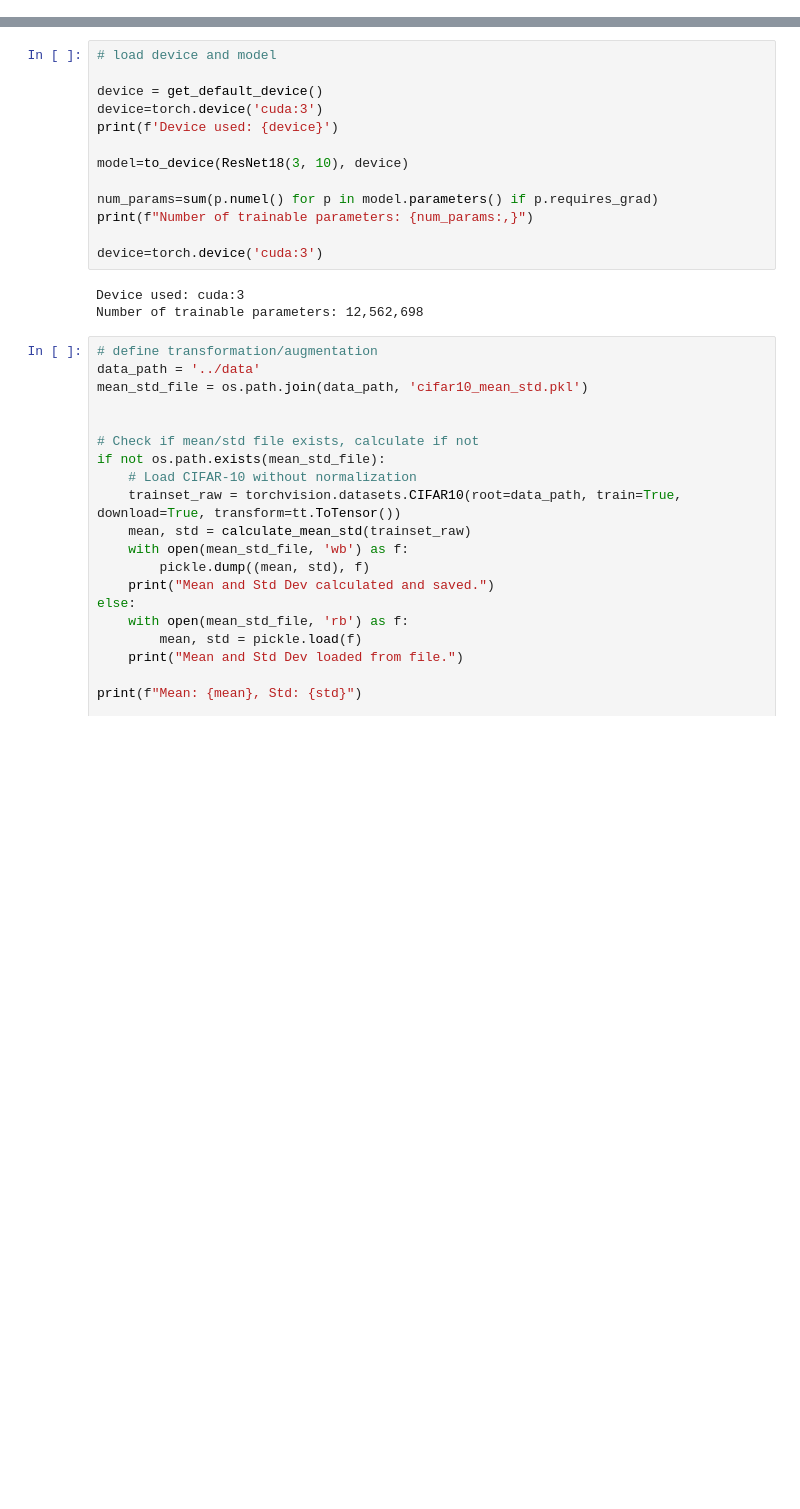
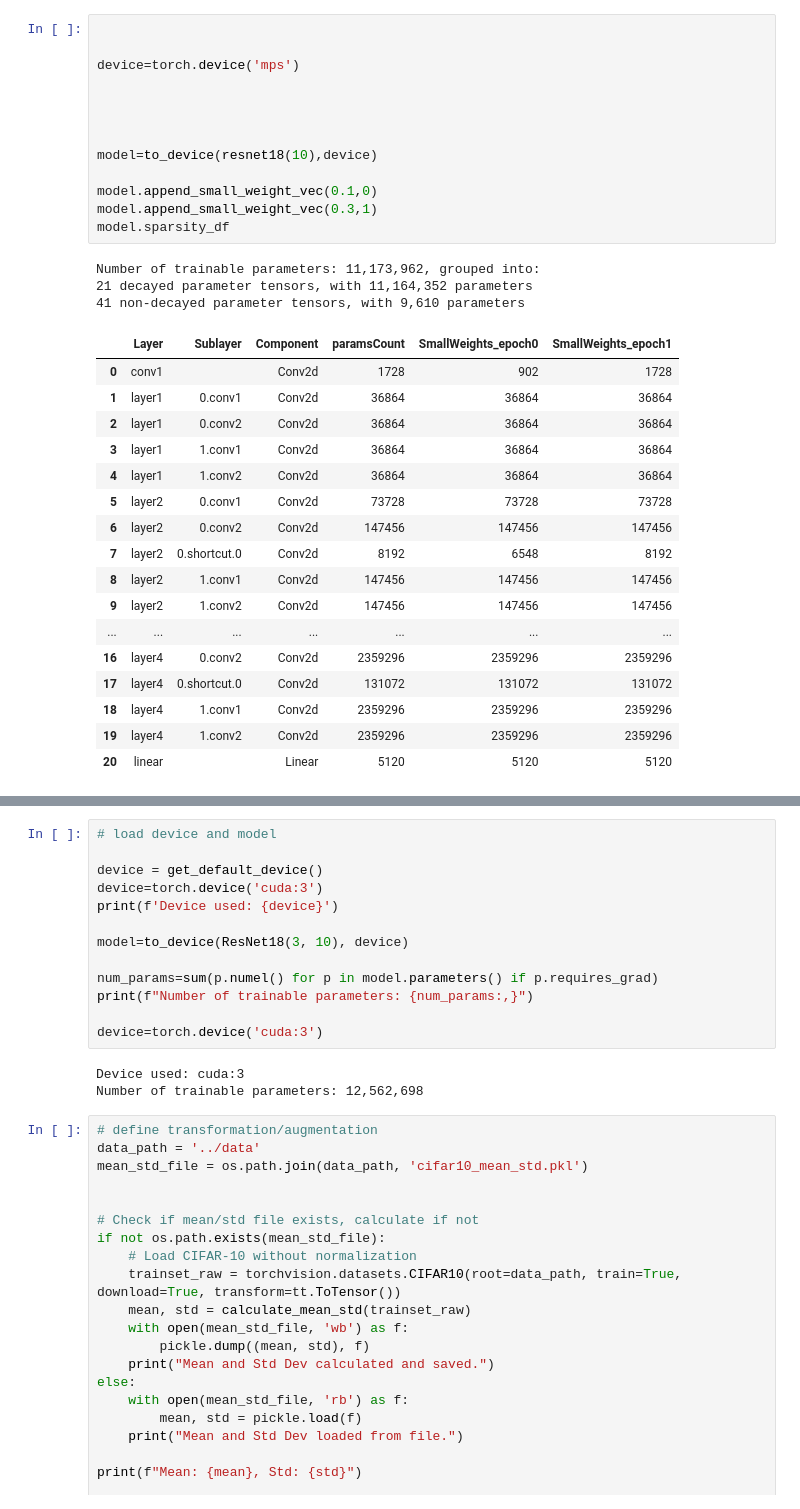
Before and after one commit to Nadav-out/PAdam, a Jupyter notebook: notebooks/CIFAR10-new.ipynb, the cells around one changed output, grey strips where cells are left out. Saved outputs shown, nothing was run; the diff lists cells and outputs as text; blank space fills up the shorter version.

```diff
--- a/notebooks/CIFAR10-new.ipynb
+++ b/notebooks/CIFAR10-new.ipynb
@@ -31,0 +34,34 @@ import numpy as np
+# %%
+
+
+device=torch.device('mps')
+
+
+
+
+model=to_device(resnet18(10),device)
+
+model.append_small_weight_vec(0.1,0)
+model.append_small_weight_vec(0.3,1)
+model.sparsity_df
+# %% [output]
+Number of trainable parameters: 11,173,962, grouped into:
+21 decayed parameter tensors, with 11,164,352 parameters
+41 non-decayed parameter tensors, with 9,610 parameters
+|  | Layer | Sublayer | Component | paramsCount | SmallWeights_epoch0 | SmallWeights_epoch1 |
+| 0 | conv1 |  | Conv2d | 1728 | 902 | 1728 |
+| 1 | layer1 | 0.conv1 | Conv2d | 36864 | 36864 | 36864 |
+| 2 | layer1 | 0.conv2 | Conv2d | 36864 | 36864 | 36864 |
+| 3 | layer1 | 1.conv1 | Conv2d | 36864 | 36864 | 36864 |
+| 4 | layer1 | 1.conv2 | Conv2d | 36864 | 36864 | 36864 |
+| 5 | layer2 | 0.conv1 | Conv2d | 73728 | 73728 | 73728 |
+| 6 | layer2 | 0.conv2 | Conv2d | 147456 | 147456 | 147456 |
+| 7 | layer2 | 0.shortcut.0 | Conv2d | 8192 | 6548 | 8192 |
+| 8 | layer2 | 1.conv1 | Conv2d | 147456 | 147456 | 147456 |
+| 9 | layer2 | 1.conv2 | Conv2d | 147456 | 147456 | 147456 |
+| ... | ... | ... | ... | ... | ... | ... |
+| 16 | layer4 | 0.conv2 | Conv2d | 2359296 | 2359296 | 2359296 |
+| 17 | layer4 | 0.shortcut.0 | Conv2d | 131072 | 131072 | 131072 |
+| 18 | layer4 | 1.conv1 | Conv2d | 2359296 | 2359296 | 2359296 |
+| 19 | layer4 | 1.conv2 | Conv2d | 2359296 | 2359296 | 2359296 |
+| 20 | linear |  | Linear | 5120 | 5120 | 5120 |
```
Also changed, not shown: parts of 7 cells of this notebook, 4 other files.
